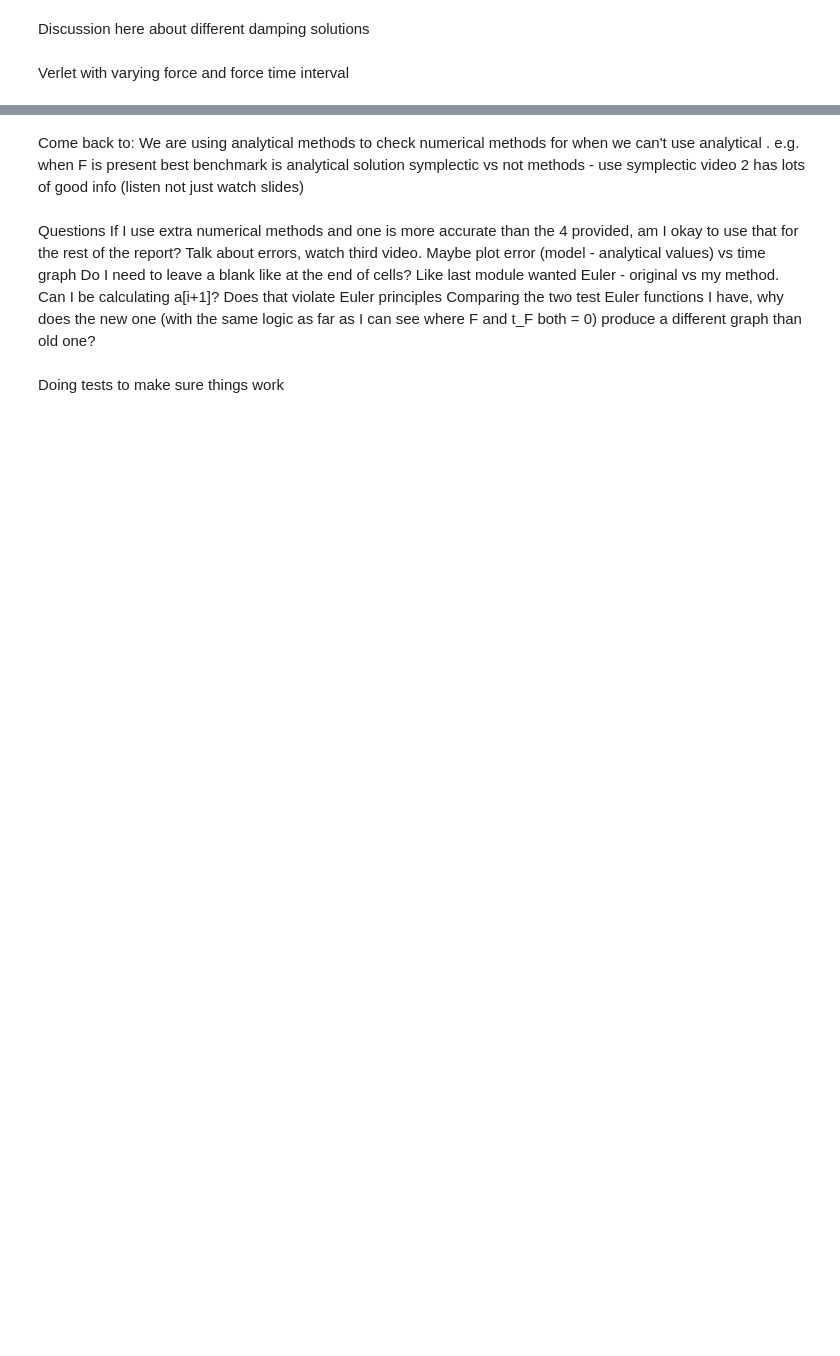
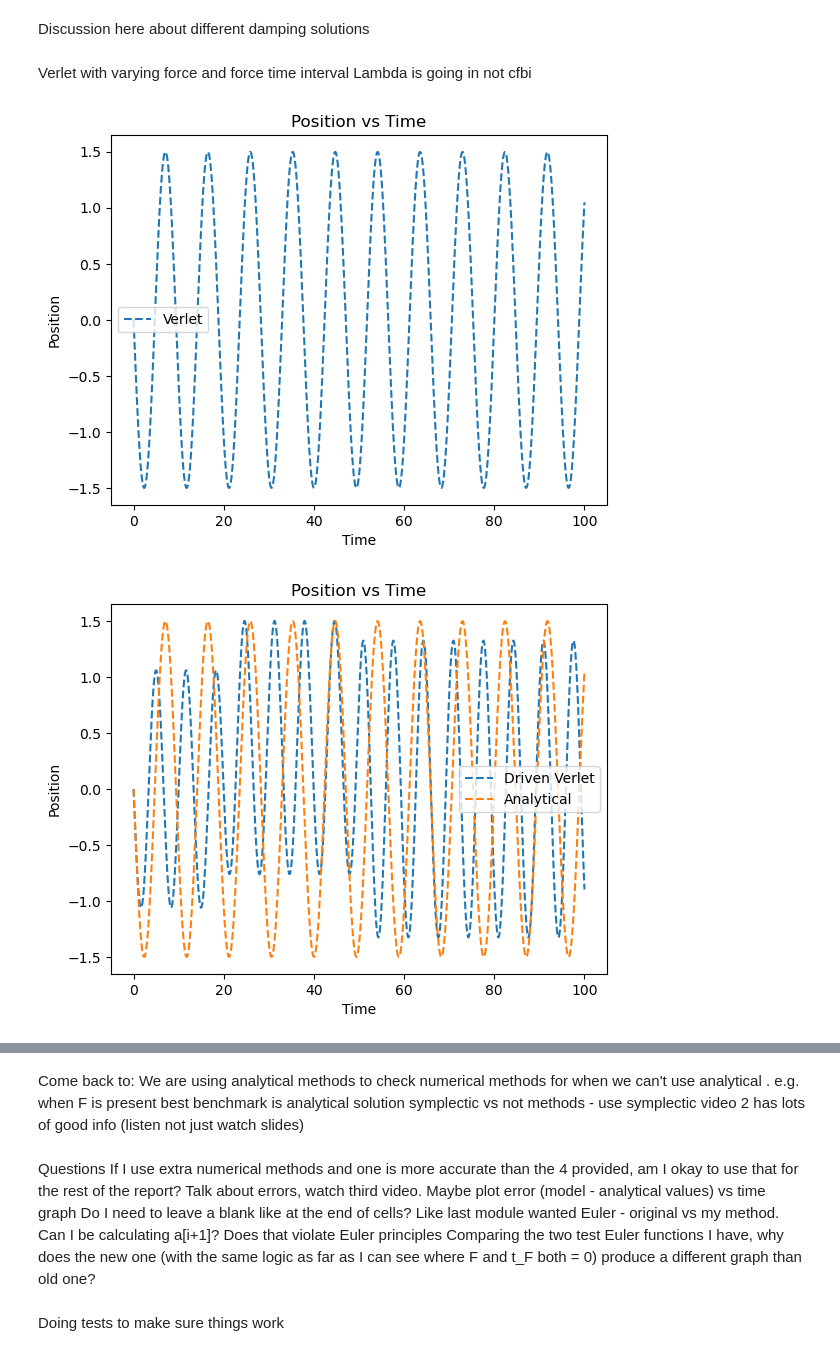
Before and after one commit to david-phelan/computational-physics-project-two, a Jupyter notebook: ProjectTwo.ipynb, the cells around one changed output, grey strips where cells are left out. Drawn from its saved outputs; the diff is of its cells as text; code cells hidden in the pictures; blank space fills up the shorter version.

Commit message:
Adding ability to drive force

```diff
--- a/ProjectTwo.ipynb
+++ b/ProjectTwo.ipynb
@@ -37,10 +52,10 @@ class Simulation:
         self.initial_velocity = v0
         self.time_step = t/n
 
-    def simulate_at_position(self, i, position_array, velocity_array, acceleration_array):
-        return self.simulate_at_time(position_array[i], velocity_array[i], acceleration_array[i])
+    def simulate_at_index(self, i, position_array, velocity_array, acceleration_array):
+        return self.simulate_next_position(position_array[i], velocity_array[i], acceleration_array[i])
 
-    def simulate_at_time(self, x_current, v_current, a_current):
+    def simulate_next_position(self, x_current, v_current, a_current):
         """
         Called by simulate() at each time step.
         Must return (position, velocity) at step i.
@@ -66,7 +81,7 @@ class Simulation:
         for i in range(self.steps):
 
             # Delegate to the subclass for the actual step
-            x_next, v_next = self.simulate_at_position(i, position_array, velocity_array, acceleration_array)
+            x_next, v_next = self.simulate_at_index(i, position_array, velocity_array, acceleration_array)
             time = time_array[i]
 
             position_array[i+1] = x_next
@@ -133,7 +148,7 @@ class VerletSimulation(Simulation):
         self.A = 2.0*(2*m - k*(self.time_step**2)) / self.D
         self.B = (b*self.time_step - 2*m) / self.D
 
-    def simulate_at_position(self, i, position_array, velocity_array, acceleration_array):
+    def simulate_at_index(self, i, position_array, velocity_array, acceleration_array):
       if i == 0:
         x_next = position_array[0] + velocity_array[0] * self.time_step + 0.5 * self.time_step**2 * acceleration_array[0]
         v_next = velocity_array[0] + acceleration_array[0] * self.time_step
@@ -241,11 +317,25 @@ plt.show()
 Discussion here about different damping solutions
 # %% [markdown]
 Verlet with varying force and force time interval
+Lambda is going in not cfbi
 # %%
-plot_simulation(3.03, 1.35, [0], [5000], 100, 0, -1, [EulerCromerSimulation], False)
-# plot_simulation(3.03, 1.35, [0], [5000], 100, 0, -1, [EulerCromerSimulation], False, 10, (0, 10))
+plot_simulation(3.03, 1.35, [0], [5000], 100, 0, -1, [VerletSimulation], False)
+
+def contant_force_between_interval(force, interval):
+    return lambda time: force if interval[0] <= time <= interval[1] else 0
+
+plot_simulation(3.03, 1.35, [0], [5000], 100, 0, -1, [lambda m, k, b, n, t, x0, v0: DrivenVerletSimulation(m, k, b, n, t, x0, v0, contant_force_between_interval(1, (20, 50)))], True)
+
+def sinusoidal_force_between_interval(omega, force, interval):
+    return lambda time: force*np.sin(omega * time) if interval[0] <= time <= interval[1] else 0
+
+plot_simulation(3.03, 1.35, [0], [5000], 100, 0, -1, [lambda m, k, b, n, t, x0, v0: DrivenVerletSimulation(m, k, b, n, t, x0, v0, sinusoidal_force_between_interval(2, 1, (20, 50)))], False)
+
 # plot_simulation(3.03, 1.35, [0], [5000], 100, 0, -1, [EulerCromerSimulation], False, -10, (0, 10))
 # plot_simulation(3.03, 1.35, [0], [5000], 100, 0, -1, [EulerCromerSimulation], False, 10, (20, 30))
 # plot_simulation(3.03, 1.35, [0], [5000], 100, 0, -1, [EulerCromerSimulation], False, -10, (20, 30))
 # plot_simulation(3.03, 1.35, [0], [5000], 100, 0, -1, [EulerCromerSimulation], False, 10, (50, 100))
 # plot_simulation(3.03, 1.35, [0], [5000], 100, 0, -1, [EulerCromerSimulation], False, -10, (50, 100))
+# %% [output]
+[figure, added]
+[figure, added]
```
Also changed, not shown: parts of 11 cells of this notebook.
